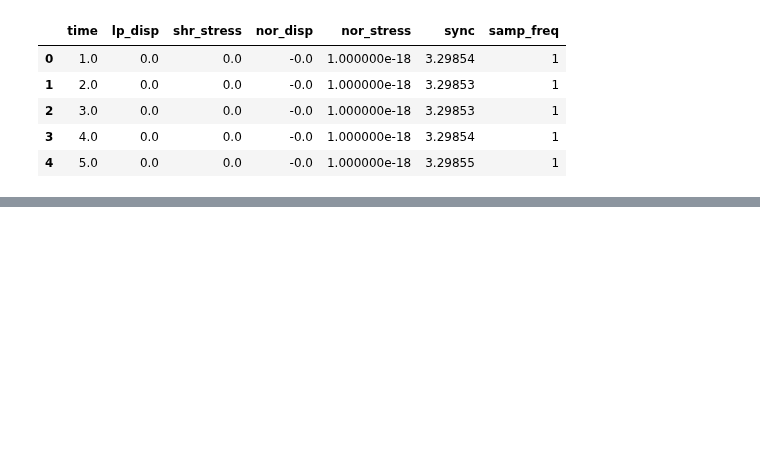
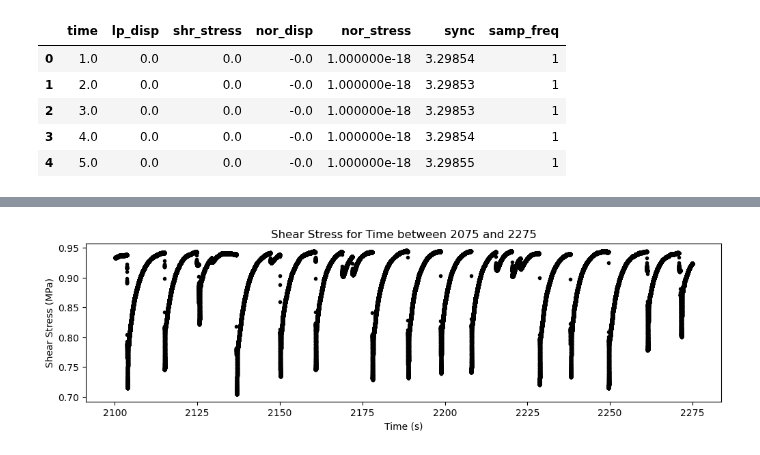
Before and after one commit to ai4er-cdt/earthquake-predictability, a Jupyter notebook: notebooks/TRR26 002 - Data Exploration - p4581.ipynb, the cells around one changed output, grey strips where cells are left out. Cells and saved outputs as stored; diff of their text form; code cells hidden in the pictures; blank space fills up the shorter version.

```diff
--- a/notebooks/TRR26 002 - Data Exploration - p4581.ipynb
+++ b/notebooks/TRR26 002 - Data Exploration - p4581.ipynb
@@ -162 +219,11 @@ interactive(children=(Dropdown(description='Segment:', index=5, options=(0, 1, 2
 <function __main__.update_plot(segment_index)>
+# %%
+time_range = (df["time"] >= 2075) & (df["time"] <= 2275)
+plt.figure(figsize=(12, 3))
+plt.plot(df.loc[time_range, "time"], df.loc[time_range, "shr_stress"], ".k")
+plt.xlabel("Time (s)")
+plt.ylabel("Shear Stress (MPa)")
+plt.title("Shear Stress for Time between 2075 and 2275")
+plt.show()
+# %% [output]
+[figure, added]
```
Also changed, not shown: parts of 7 cells of this notebook, 1 other file.
